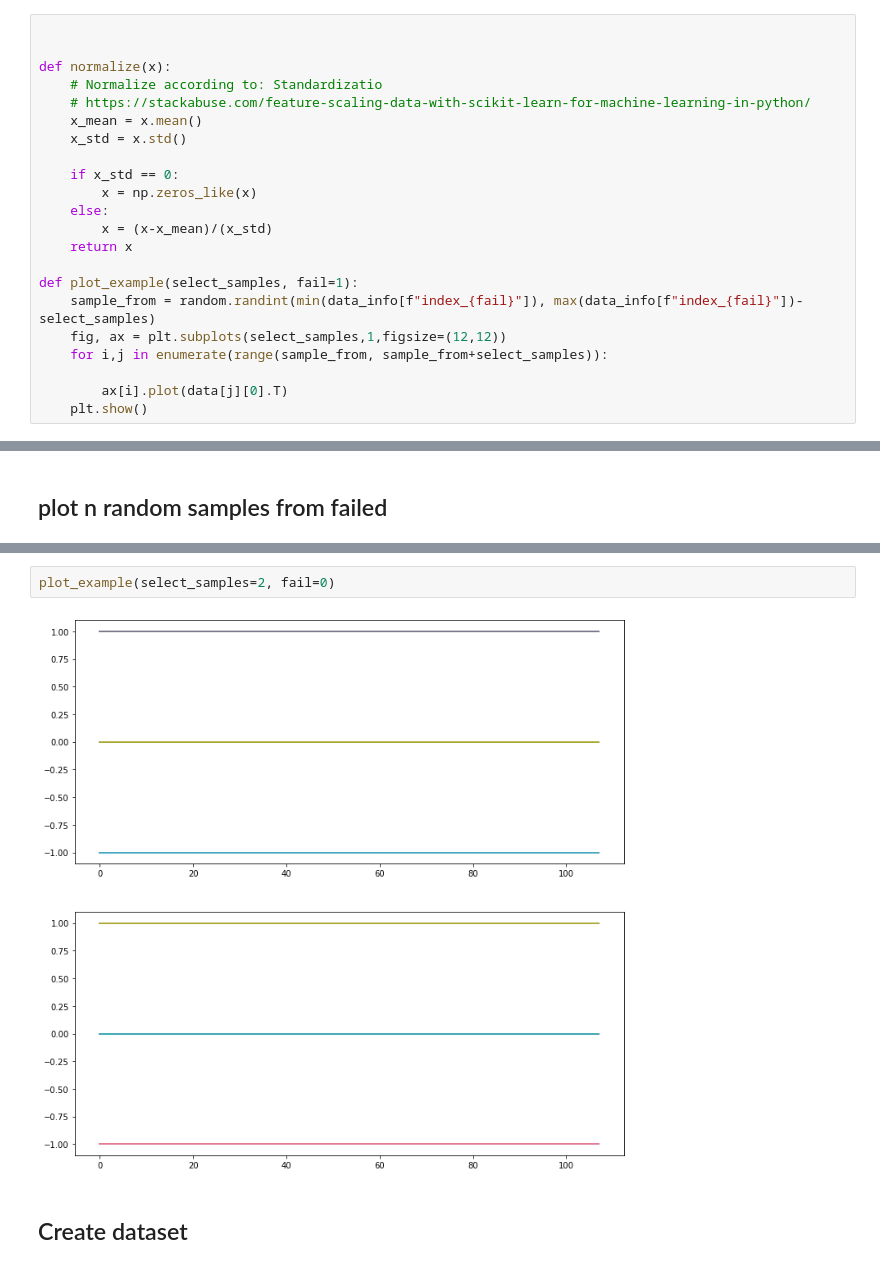
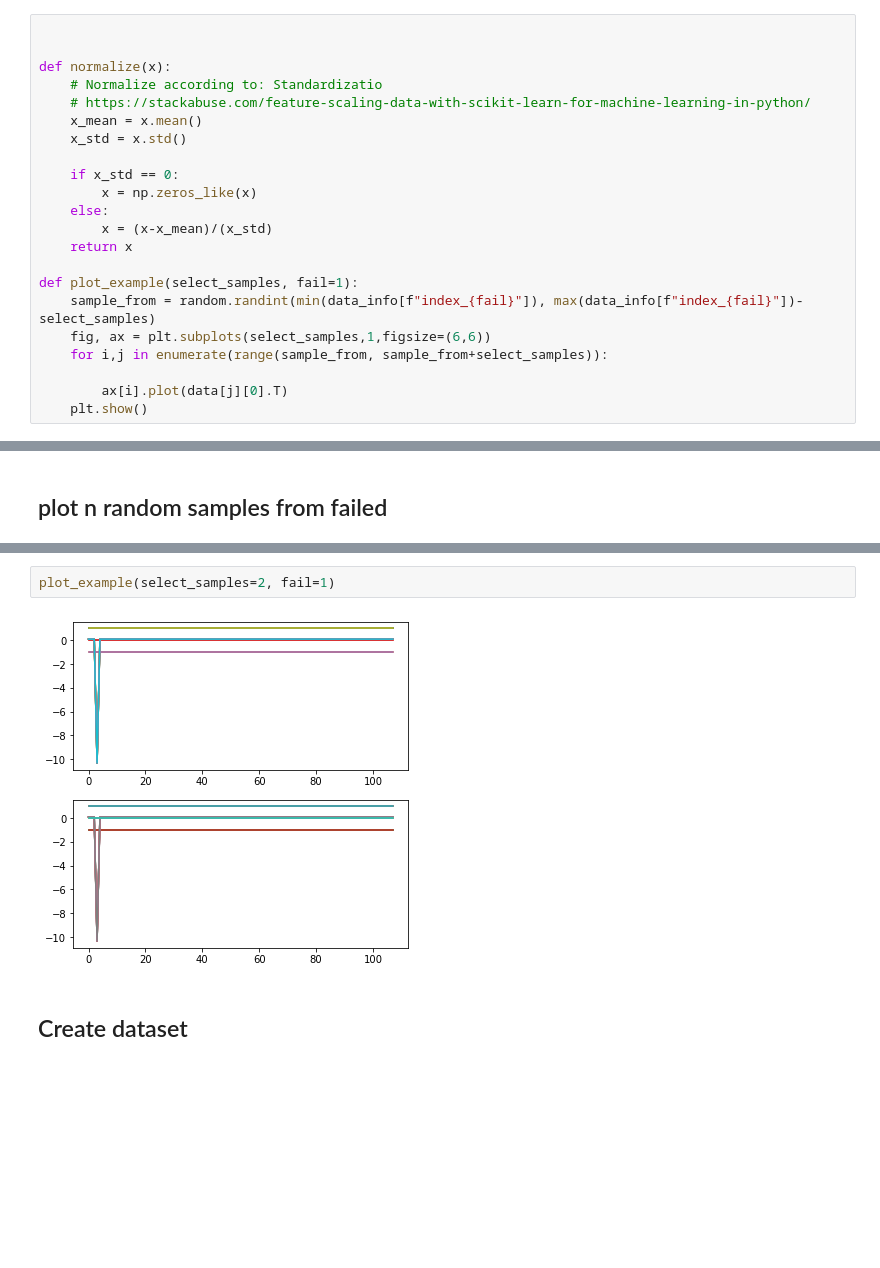
Before and after one commit to anderssegerlund/Machine-Learning, a Jupyter notebook: Car-volt mock data/Generate fake car volt with autoencoder.ipynb, the cells around one changed output, grey strips where cells are left out. Saved outputs shown, nothing was run; the diff lists cells and outputs as text; blank space fills up the shorter version.

```diff
--- a/Car-volt mock data/Generate fake car volt with autoencoder.ipynb
+++ b/Car-volt mock data/Generate fake car volt with autoencoder.ipynb
@@ -44,7 +44,7 @@ def normalize(x):
 
 def plot_example(select_samples, fail=1):
     sample_from = random.randint(min(data_info[f"index_{fail}"]), max(data_info[f"index_{fail}"])-select_samples)
-    fig, ax = plt.subplots(select_samples,1,figsize=(12,12))
+    fig, ax = plt.subplots(select_samples,1,figsize=(6,6))
     for i,j in enumerate(range(sample_from, sample_from+select_samples)):
 
         ax[i].plot(data[j][0].T)
@@ -169,6 +169,6 @@ plt.show()
 # %%
-plot_example(select_samples=2, fail=0)
+plot_example(select_samples=2, fail=1)
 # %% [output]
-[figure, old version]
+[figure, new version]
 # %% [markdown]
 ## Create dataset
```
Also changed, not shown: parts of 22 cells of this notebook, 2 other files.
